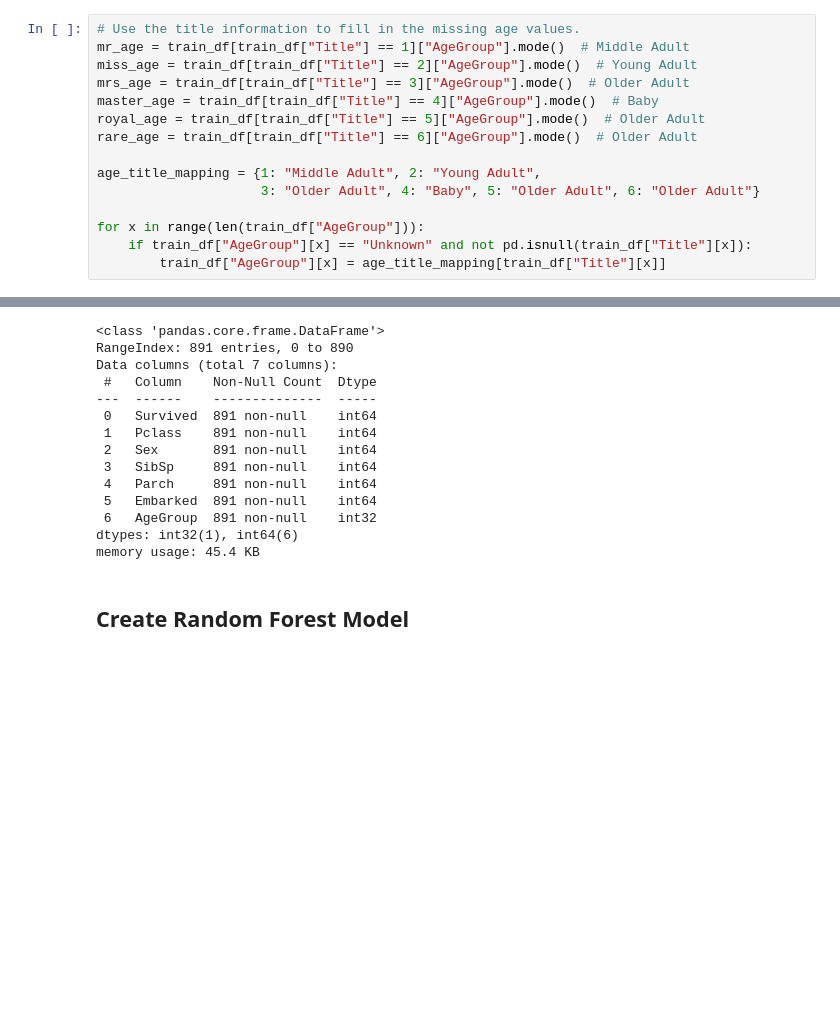
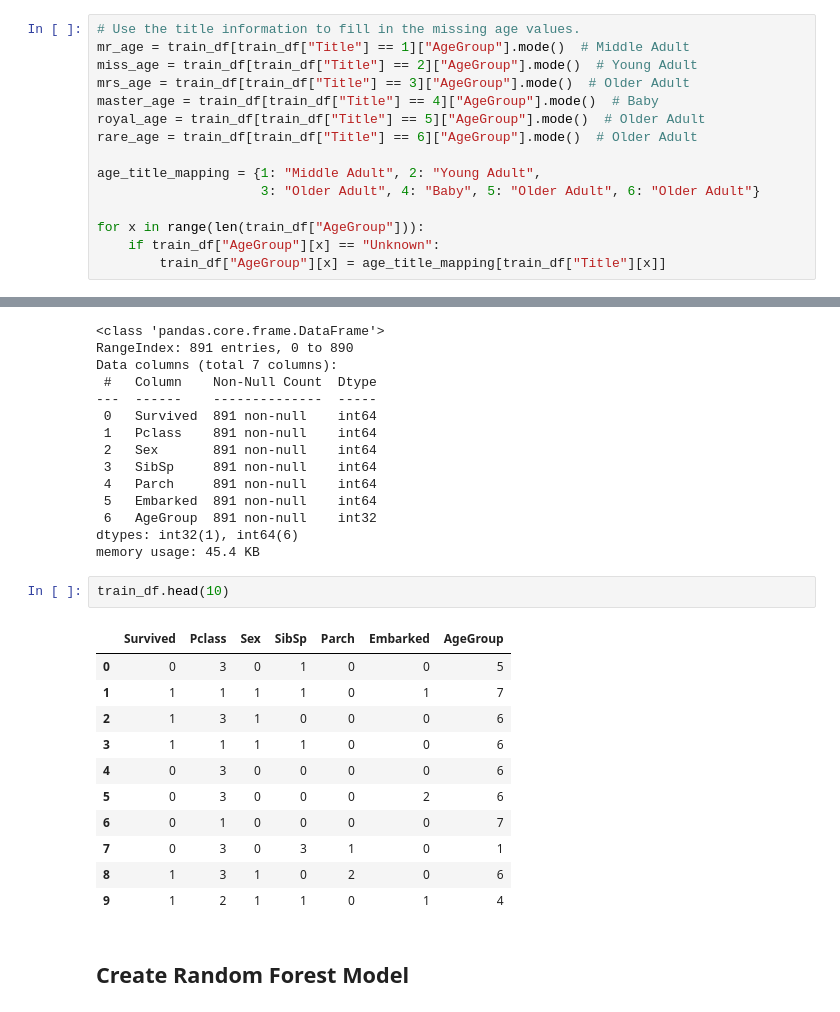
Before and after one commit to cawilson249/Project-4-Tip-of-The-Iceberg, a Jupyter notebook: Titanic_RandomForest.ipynb, the cells around one changed output, grey strips where cells are left out. Saved outputs shown, nothing was run; the diff lists cells and outputs as text; blank space fills up the shorter version.

```diff
--- a/Titanic_RandomForest.ipynb
+++ b/Titanic_RandomForest.ipynb
@@ -325,5 +280,5 @@ age_title_mapping = {1: "Middle Adult", 2: "Young Adult",
                      3: "Older Adult", 4: "Baby", 5: "Older Adult", 6: "Older Adult"}
 
 for x in range(len(train_df["AgeGroup"])):
-    if train_df["AgeGroup"][x] == "Unknown" and not pd.isnull(train_df["Title"][x]):
+    if train_df["AgeGroup"][x] == "Unknown":
         train_df["AgeGroup"][x] = age_title_mapping[train_df["Title"][x]]
@@ -414,6 +362,20 @@ Data columns (total 7 columns):
  6   AgeGroup  891 non-null    int32
 dtypes: int32(1), int64(6)
 memory usage: 45.4 KB
+# %%
+train_df.head(10)
+# %% [output]
+|  | Survived | Pclass | Sex | SibSp | Parch | Embarked | AgeGroup |
+| 0 | 0 | 3 | 0 | 1 | 0 | 0 | 5 |
+| 1 | 1 | 1 | 1 | 1 | 0 | 1 | 7 |
+| 2 | 1 | 3 | 1 | 0 | 0 | 0 | 6 |
+| 3 | 1 | 1 | 1 | 1 | 0 | 0 | 6 |
+| 4 | 0 | 3 | 0 | 0 | 0 | 0 | 6 |
+| 5 | 0 | 3 | 0 | 0 | 0 | 2 | 6 |
+| 6 | 0 | 1 | 0 | 0 | 0 | 0 | 7 |
+| 7 | 0 | 3 | 0 | 3 | 1 | 0 | 1 |
+| 8 | 1 | 3 | 1 | 0 | 2 | 0 | 6 |
+| 9 | 1 | 2 | 1 | 1 | 0 | 1 | 4 |
 # %% [markdown]
 ## Create Random Forest Model
 # %%
```
Also changed, not shown: parts of 12 cells of this notebook.
